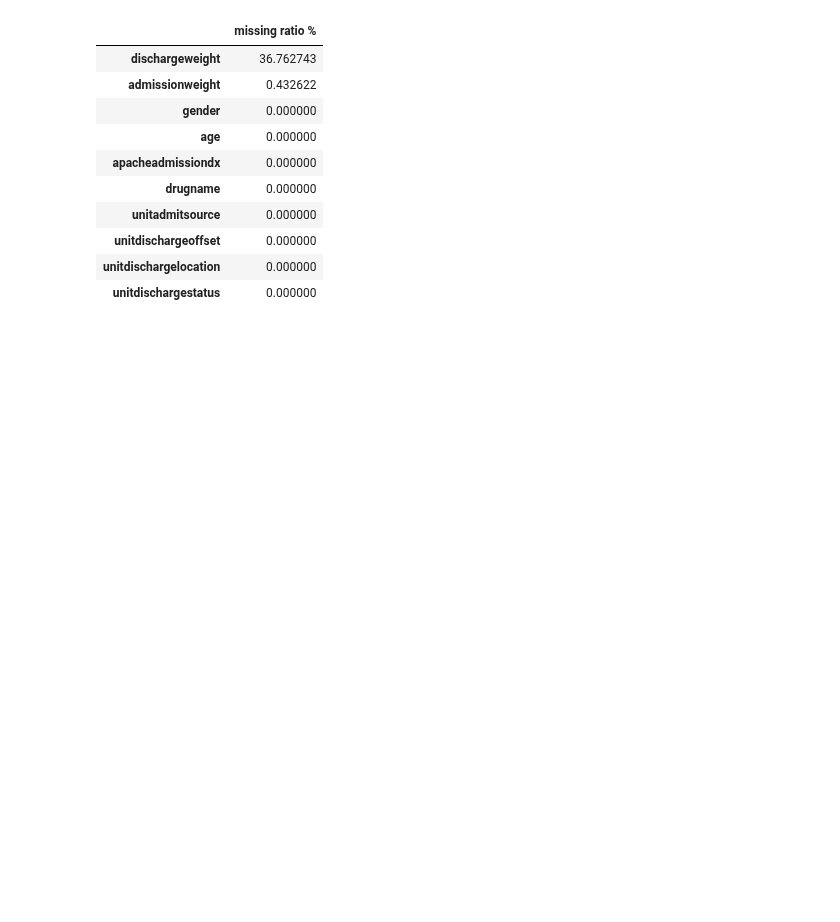
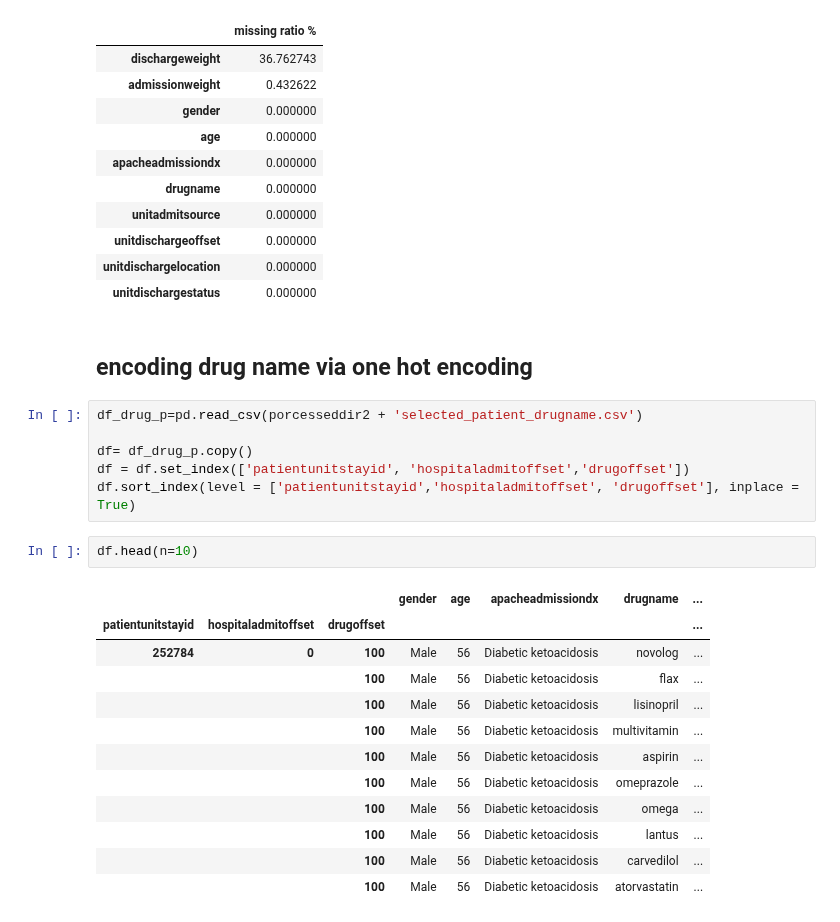
Before and after one commit to joy628/master-project, a Jupyter notebook: data-prepossing-2/admissionDrug.ipynb, the cells around one changed output. Drawn from its saved outputs; the diff is of its cells as text; blank space fills up the shorter version.

```diff
--- a/data-prepossing-2/admissionDrug.ipynb
+++ b/data-prepossing-2/admissionDrug.ipynb
@@ -229,3 +229,26 @@ missing_ratio
 | unitdischargeoffset | 0.000000 |
 | unitdischargelocation | 0.000000 |
 | unitdischargestatus | 0.000000 |
+# %% [markdown]
+## encoding drug name via one hot encoding
+# %%
+df_drug_p=pd.read_csv(porcesseddir2 + 'selected_patient_drugname.csv')
+
+df= df_drug_p.copy()
+df = df.set_index(['patientunitstayid', 'hospitaladmitoffset','drugoffset'])
+df.sort_index(level = ['patientunitstayid','hospitaladmitoffset', 'drugoffset'], inplace = True)
+# %%
+df.head(n=10)
+# %% [output]
+|  |  |  | gender | age | apacheadmissiondx | drugname | ... |
+| patientunitstayid | hospitaladmitoffset | drugoffset |  |  |  |  | ... |
+| 252784 | 0 | 100 | Male | 56 | Diabetic ketoacidosis | novolog | ... |
+|  |  | 100 | Male | 56 | Diabetic ketoacidosis | flax | ... |
+|  |  | 100 | Male | 56 | Diabetic ketoacidosis | lisinopril | ... |
+|  |  | 100 | Male | 56 | Diabetic ketoacidosis | multivitamin | ... |
+|  |  | 100 | Male | 56 | Diabetic ketoacidosis | aspirin | ... |
+|  |  | 100 | Male | 56 | Diabetic ketoacidosis | omeprazole | ... |
+|  |  | 100 | Male | 56 | Diabetic ketoacidosis | omega | ... |
+|  |  | 100 | Male | 56 | Diabetic ketoacidosis | lantus | ... |
+|  |  | 100 | Male | 56 | Diabetic ketoacidosis | carvedilol | ... |
+|  |  | 100 | Male | 56 | Diabetic ketoacidosis | atorvastatin | ... |
```
Also changed, not shown: parts of 1 cell of this notebook, 1 other file.
